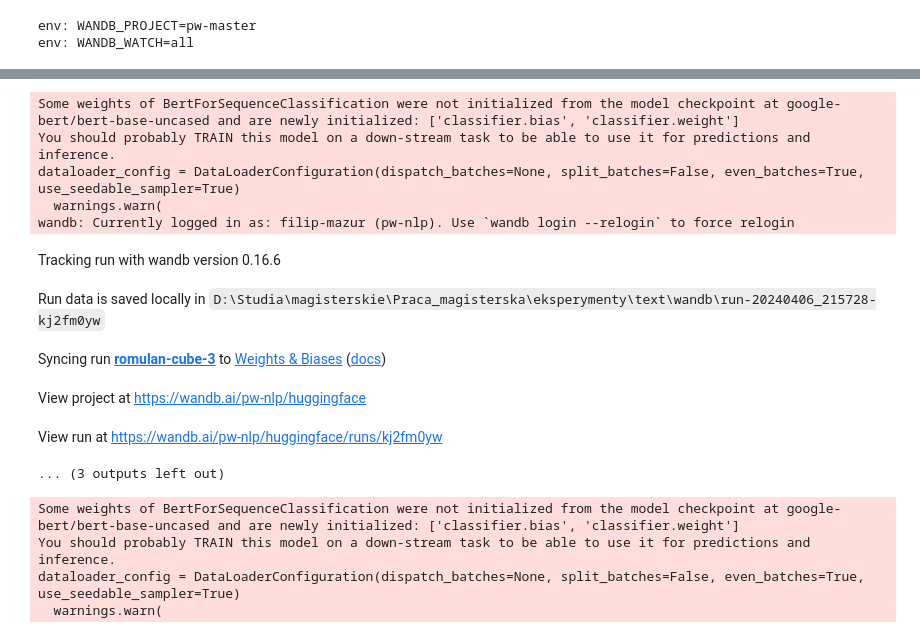
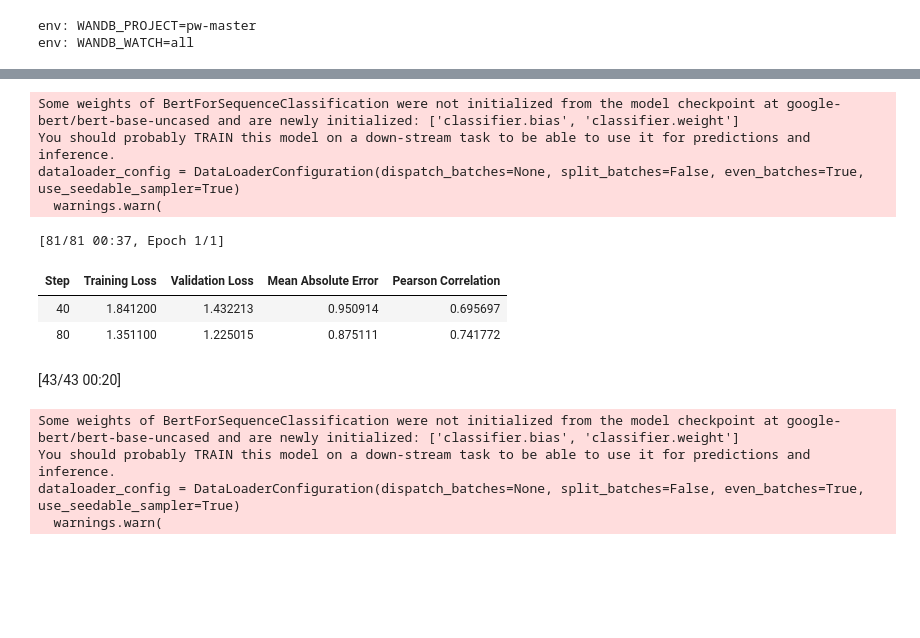
Before and after one commit to MatFil99/NLP-MM-text, a Jupyter notebook: hf_text_classifiers.ipynb, the cells around one changed output, grey strips where cells are left out. Drawn from its saved outputs; the diff is of its cells as text; code cells hidden in the pictures; blank space fills up the shorter version.

```diff
--- a/hf_text_classifiers.ipynb
+++ b/hf_text_classifiers.ipynb
@@ -630,8 +655,8 @@ COMPUTE_METRICS = {
 # test_set = tokenized_ds['test']
 
 batch_size = 16
-epochs = 3
-neval = 6 # number of evaluation runs
+epochs = 1
+neval = 2 # number of evaluation runs
 
 eval_steps = int(epochs * len(train_set)/(batch_size * neval))
 logging_steps = eval_steps
@@ -652,9 +677,3 @@ import wandb
 # %% [output]
 env: WANDB_PROJECT=pw-master
 env: WANDB_WATCH=all
-# %%
-task = TASK[0] + str(num_labels) if TASK=='classification' else TASK[0]
-run_name = '-'.join(
-    [checkpoint.split('/')[-1], DS, task, best_model_metric[5]] # name parts identifying parameters
-)
-run_name
@@ -715,7 +732,7 @@ def define_training_arguments():
     return training_args, run_name
 # %%
 
-def define_trainer(training_args, task='classification'):
+def define_trainer(training_args, task):
     return Trainer(
         model=model,
         args=training_args,
@@ -731,2 +767,10 @@ def define_trainer(training_args, task='classification'):
+# %%
+regression_runs = list(itertools.product(*[['regression'], [num_classes[0]], checkpoints, best_model_metrics['regression']]))
+classification_runs = list(itertools.product(*[['classification'], num_classes[1:], checkpoints, best_model_metrics['classification']]))
+params = regression_runs + classification_runs
+
+# for element in permute_run_params():
+#     TASK, num_labels, checkpoint, best_model_metric = element
+params
 # %%
 # parameters
@@ -765,37 +809,40 @@ for DS in DATASETS:
     label_feat = FEATURES[DS]['label_feat']
     dataset.align(label_feat)
 
-    # this we need do for each combination [TASKS, num_classes, checkpoints, best_model_metrics]
-    # for combination
     dataset = remove_unmatched_segments(dataset=dataset)
     text_sentences = word_vectors_2_senteces(dataset)
 
-    labels = prepare_labels(TASK, num_labels=num_labels)
 
-    train_text, valid_text, test_text, train_labels, valid_labels, test_labels = dataset_split(DS)
+    # this we need do for each combination [TASKS, num_classes, checkpoints, best_model_metrics]
+    # for combination of parameters:
+    for element in permute_run_params():
+        TASK, num_labels, checkpoint, best_model_metric = element
 
-    tokenizer = transformers.AutoTokenizer.from_pretrained(checkpoint)
-    data_collator = DataCollatorWithPadding(tokenizer=tokenizer)
+        labels = prepare_labels(TASK, num_labels=num_labels)
 
-    tokenized_ds = create_tokenized_dataset(tokenizer=tokenizer)
-    tokenized_ds = tokenized_ds.remove_columns(['text'])
-    tokenized_ds.set_format('torch')
+        train_text, valid_text, test_text, train_labels, valid_labels, test_labels = dataset_split(DS)
+
+        tokenizer = transformers.AutoTokenizer.from_pretrained(checkpoint)
+        data_collator = DataCollatorWithPadding(tokenizer=tokenizer)
+
+        tokenized_ds = create_tokenized_dataset(tokenizer=tokenizer)
+        tokenized_ds = tokenized_ds.remove_columns(['text'])
+        tokenized_ds.set_format('torch')
 
 
-    # define parameters for training
-    batch_size = 16
-    epochs = 3
-    neval = 6 # number of evaluation runs
-    eval_steps = int(epochs * len(tokenized_ds['train'])/(batch_size * neval))
-    logging_steps = eval_steps
+        # define parameters for training
+        eval_steps = int(epochs * len(tokenized_ds['train'])/(batch_size * neval))
+        logging_steps = eval_steps
 
-    transformers.set_seed(seed)
-    model = transformers.AutoModelForSequenceClassification.from_pretrained(checkpoint, num_labels=num_labels)
-    training_args, run_name = define_training_arguments()
-    trainer = define_trainer(training_args=training_args, task=TASK)
+        transformers.set_seed(seed)
+        model = transformers.AutoModelForSequenceClassification.from_pretrained(checkpoint, num_labels=num_labels)
+        training_args, run_name = define_training_arguments()
+        trainer = define_trainer(training_args=training_args, task=TASK)
 
-    trainer.train()
-    test_evaluation[run_name] = trainer.evaluate(tokenized_ds['test'])
+        trainer.train()
+        test_evaluation[run_name] = trainer.evaluate(tokenized_ds['test'])
+
+        break
 
     break
 # %% [output]
@@ -832,14 +879,12 @@ for DS in DATASETS:
 Some weights of BertForSequenceClassification were not initialized from the model checkpoint at google-bert/bert-base-uncased and are newly initialized: ['classifier.bias', 'classifier.weight']
 You should probably TRAIN this model on a down-stream task to be able to use it for predictions and inference.
 dataloader_config = DataLoaderConfiguration(dispatch_batches=None, split_batches=False, even_batches=True, use_seedable_sampler=True)
   warnings.warn(
-wandb: Currently logged in as: filip-mazur (pw-nlp). Use `wandb login --relogin` to force relogin
+[81/81 00:37, Epoch 1/1]
+| Step | Training Loss | Validation Loss | Mean Absolute Error | Pearson Correlation |
+| 40 | 1.841200 | 1.432213 | 0.950914 | 0.695697 |
+| 80 | 1.351100 | 1.225015 | 0.875111 | 0.741772 |
-Tracking run with wandb version 0.16.6
+[43/43 00:20]
-Run data is saved locally in D:\Studia\magisterskie\Praca_magisterska\eksperymenty\text\wandb\run-20240406_215728-kj2fm0yw
-Syncing run romulan-cube-3 to Weights & Biases (docs)
-View project at https://wandb.ai/pw-nlp/huggingface
-View run at https://wandb.ai/pw-nlp/huggingface/runs/kj2fm0yw
-... (3 outputs left out)
 # %%
 model = transformers.AutoModelForSequenceClassification.from_pretrained(checkpoint, num_labels=num_labels)
 training_args, run_name = define_training_arguments()
```
Also changed, not shown: parts of 10 cells of this notebook.
